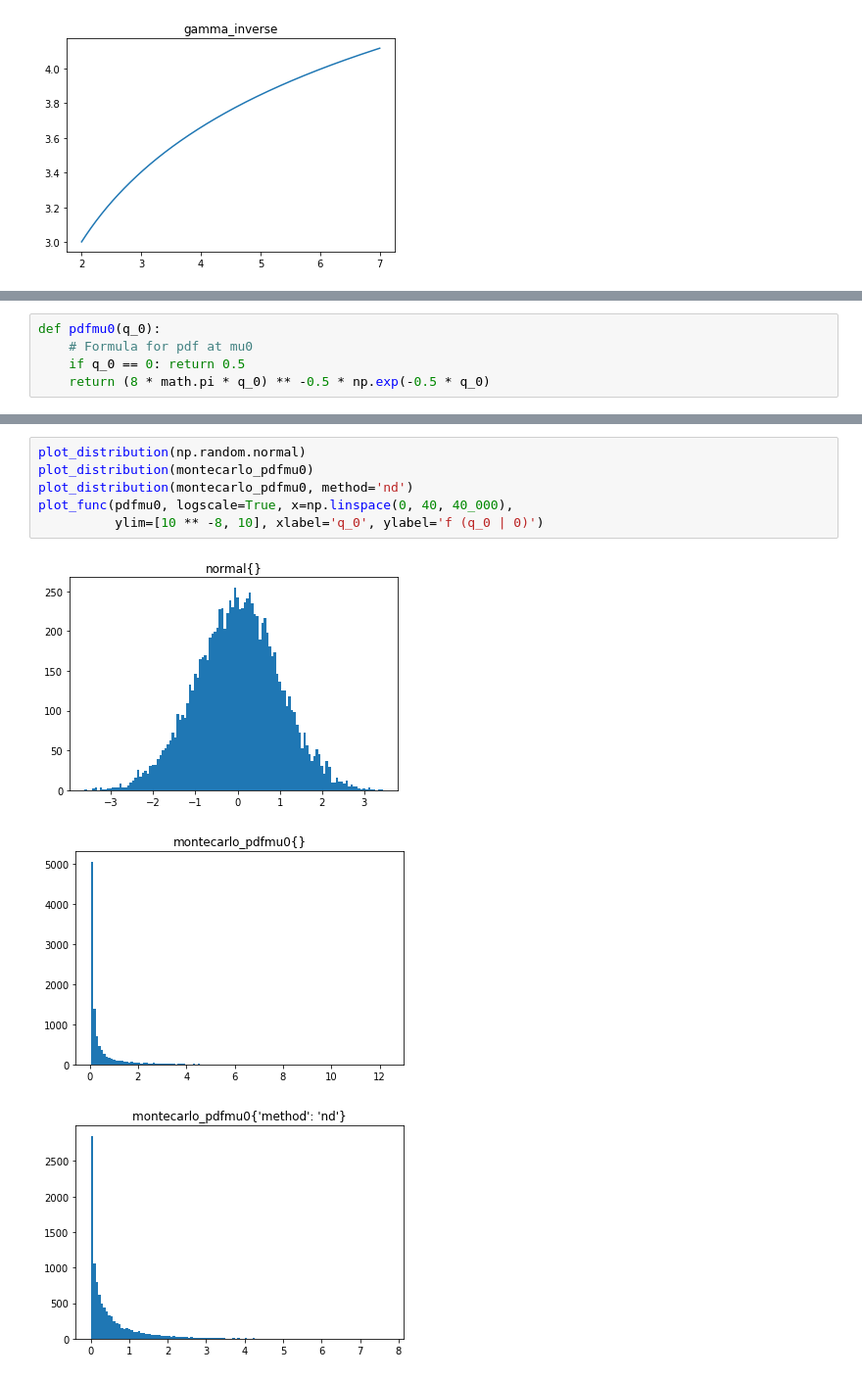
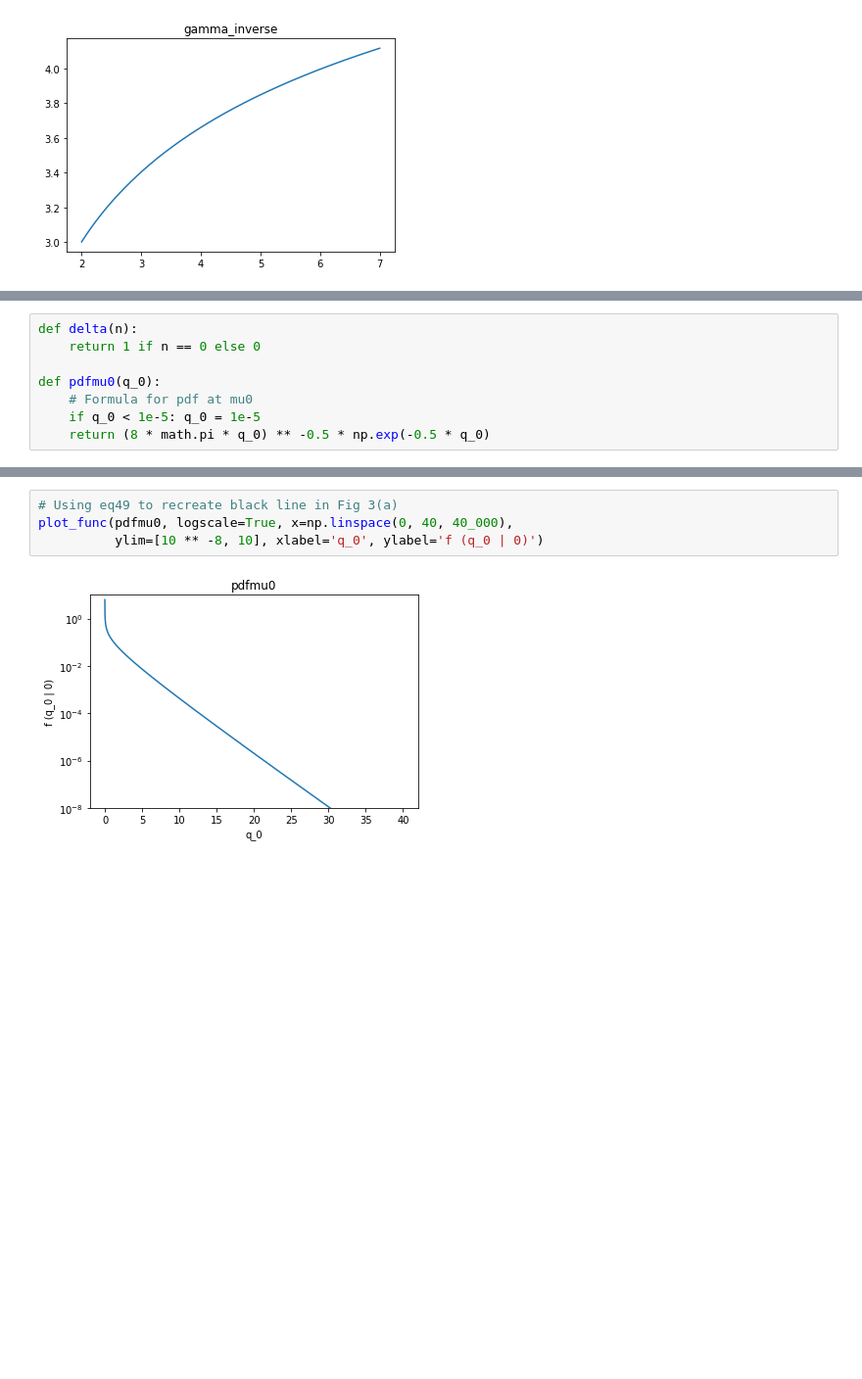
Before and after one commit to vladov3000/learncls, a Jupyter notebook: s5.1-counting-expirement.ipynb, the cells around one changed output, grey strips where cells are left out. Shown at 98% size. Saved outputs shown, nothing was run; the diff lists cells and outputs as text; blank space fills up the shorter version.

Commit message:
worked on montecarlo

```diff
--- a/s5.1-counting-expirement.ipynb
+++ b/s5.1-counting-expirement.ipynb
@@ -106,9 +109,12 @@ def montecarlo_pdfmu0(method='ism'):
 
         return 0.5 * np.random.normal(0, 1) ** 2
 # %%
+def delta(n):
+    return 1 if n == 0 else 0
+
 def pdfmu0(q_0):
     # Formula for pdf at mu0
-    if q_0 == 0: return 0.5
+    if q_0 < 1e-5: q_0 = 1e-5
     return (8 * math.pi * q_0) ** -0.5 * np.exp(-0.5 * q_0)
 # %%
 # Run it one time to see what we get
@@ -126,10 +145,6 @@ def plot_distribution(dis, n=10_000, nbins=120, **kwargs):
 # %%
-plot_distribution(np.random.normal)
-plot_distribution(montecarlo_pdfmu0)
-plot_distribution(montecarlo_pdfmu0, method='nd')
+# Using eq49 to recreate black line in Fig 3(a)
 plot_func(pdfmu0, logscale=True, x=np.linspace(0, 40, 40_000),
           ylim=[10 ** -8, 10], xlabel='q_0', ylabel='f (q_0 | 0)')
 # %% [output]
-[figure, old version]
+[figure, new version]
-[figure, removed]
-[figure, removed]
```
Also changed, not shown: parts of 19 cells of this notebook.
